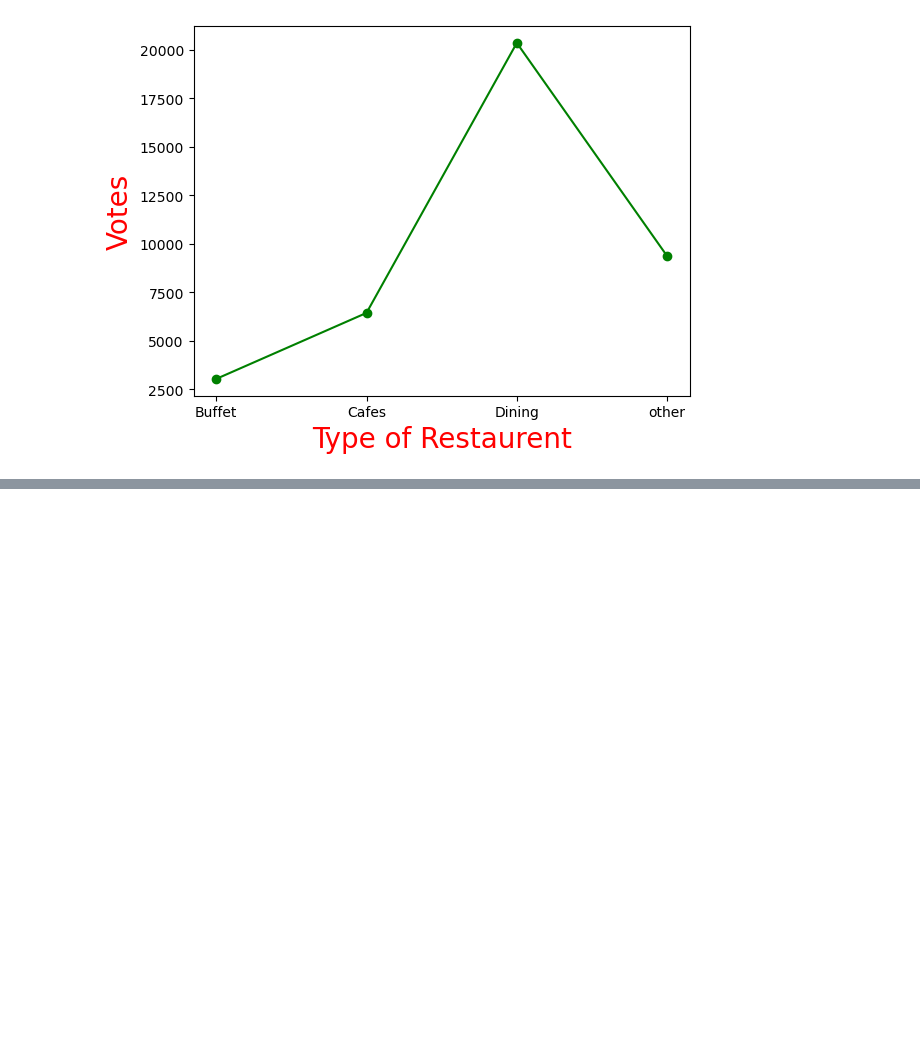
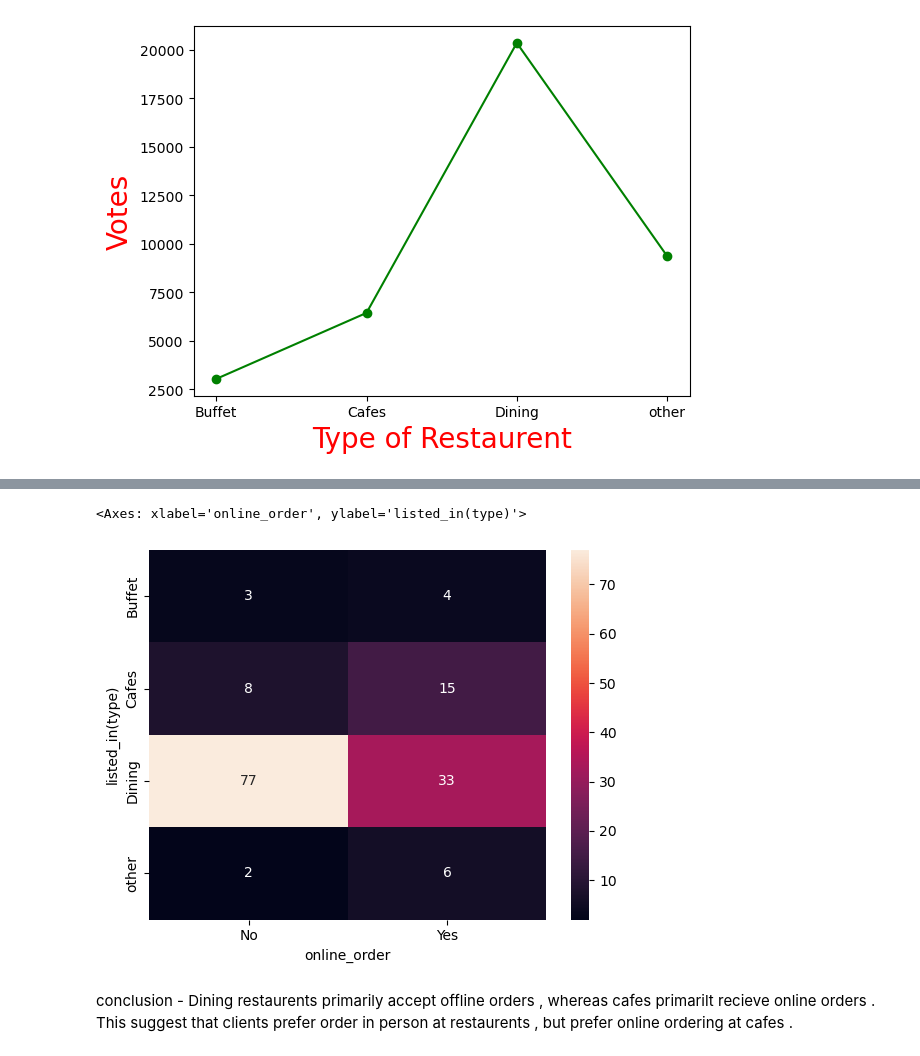
Before and after one commit to Deepanshu-8126/EDA, a Jupyter notebook: ZOMATO_DATA_SCIENCE/zomato.ipynb, the cells around one changed output, grey strips where cells are left out. Drawn from its saved outputs; the diff is of its cells as text; code cells hidden in the pictures; blank space fills up the shorter version.

```diff
--- a/ZOMATO_DATA_SCIENCE/zomato.ipynb
+++ b/ZOMATO_DATA_SCIENCE/zomato.ipynb
@@ -117,0 +156,3 @@ Text(0, 0.5, 'Votes')
+# %%
+pivot_table = df.pivot_table(index='listed_in(type)',columns='online_order',aggfunc='size',fill_value=0)
+pivot_table
@@ -117,0 +166,7 @@ Text(0, 0.5, 'Votes')
+# %%
+sns.heatmap(pivot_table,annot=True,fmt='d')
+# %% [output]
+<Axes: xlabel='online_order', ylabel='listed_in(type)'>
+[figure, added]
+# %% [markdown]
+conclusion - Dining restaurents primarily accept offline orders , whereas cafes primarilt recieve online orders . This suggest that clients prefer order in person at restaurents , but prefer online ordering at cafes .
```
Also changed, not shown: parts of 10 cells of this notebook.
